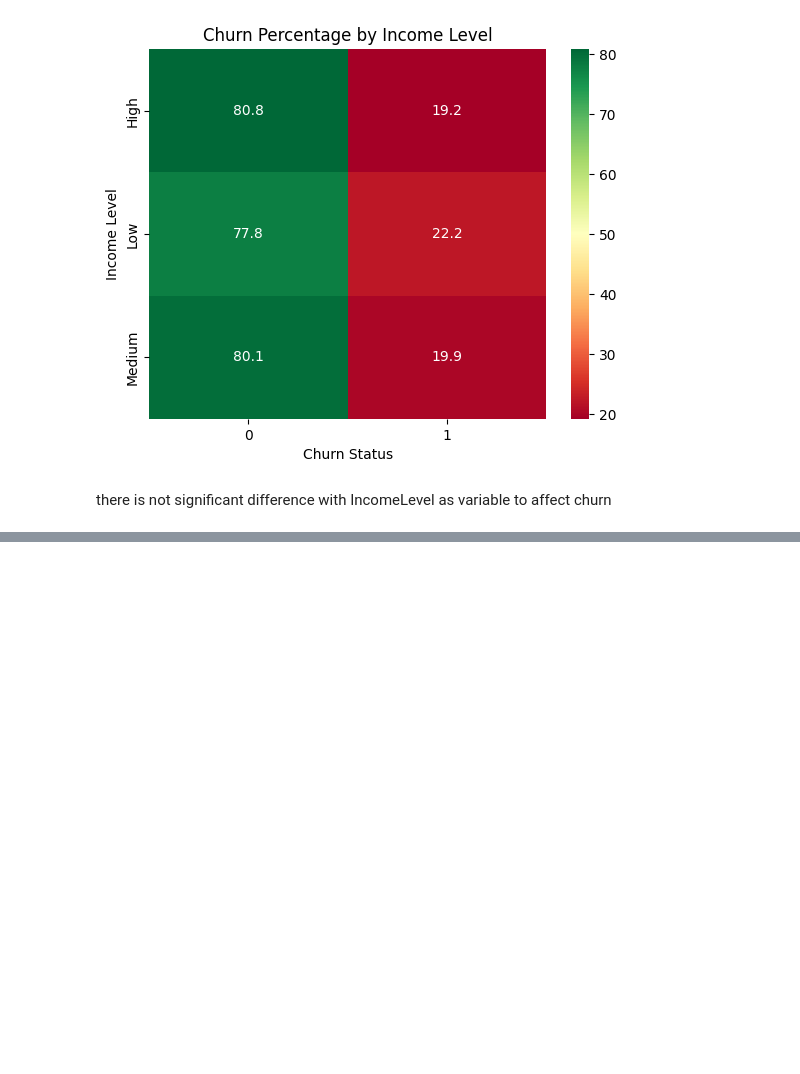
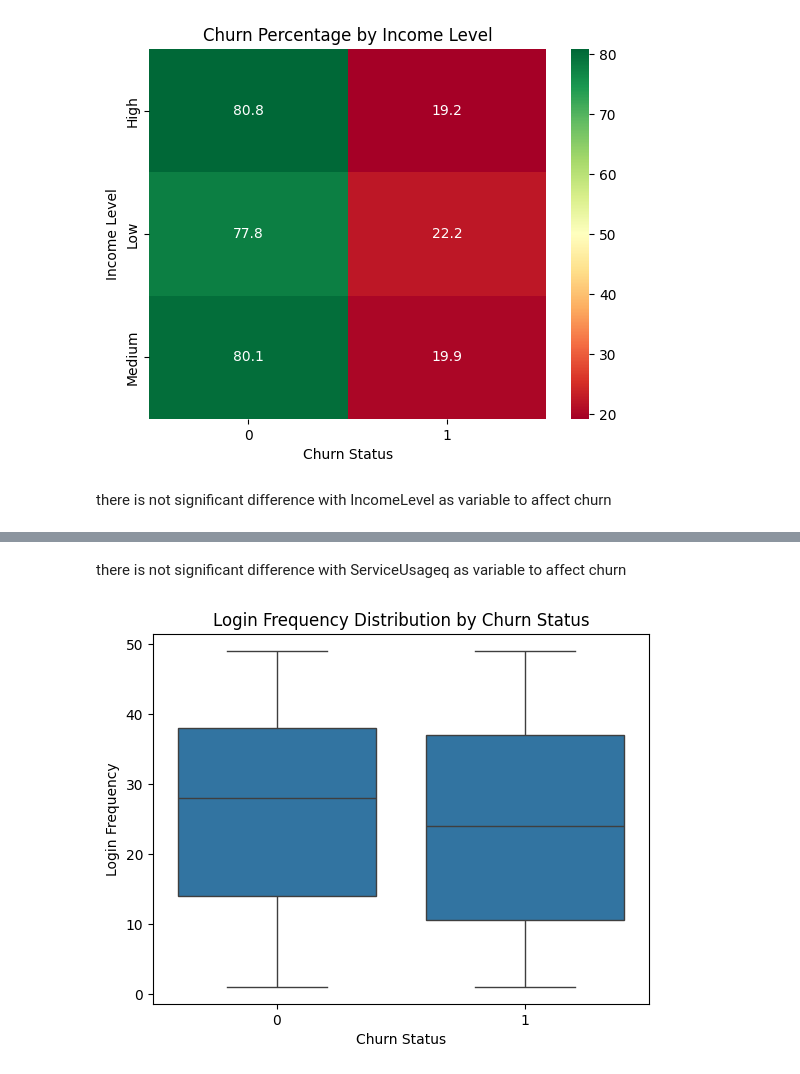
Before and after one commit to cjordan239/Loydbank_ds, a Jupyter notebook: task1.ipynb, the cells around one changed output, grey strips where cells are left out. Cells and saved outputs as stored; diff of their text form; code cells hidden in the pictures; blank space fills up the shorter version.

```diff
--- a/task1.ipynb
+++ b/task1.ipynb
@@ -70,0 +71,10 @@ plt.show()
+# %% [markdown]
+there is not significant difference with ServiceUsageq as variable to affect churn
+# %%
+sns.boxplot(x="Churn_status", y="LoginFrequency", data=customer_data_df)
+plt.title("Login Frequency Distribution by Churn Status")
+plt.xlabel("Churn Status")
+plt.ylabel("Login Frequency")
+plt.show()
+# %% [output]
+[figure, added]
```
Also changed, not shown: parts of 7 cells of this notebook, 1 other file.
